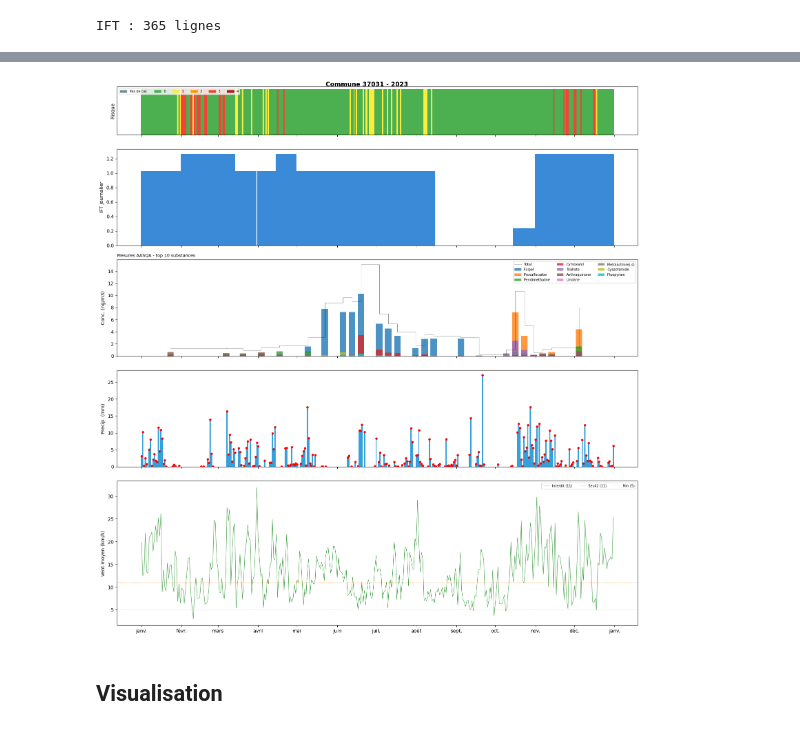
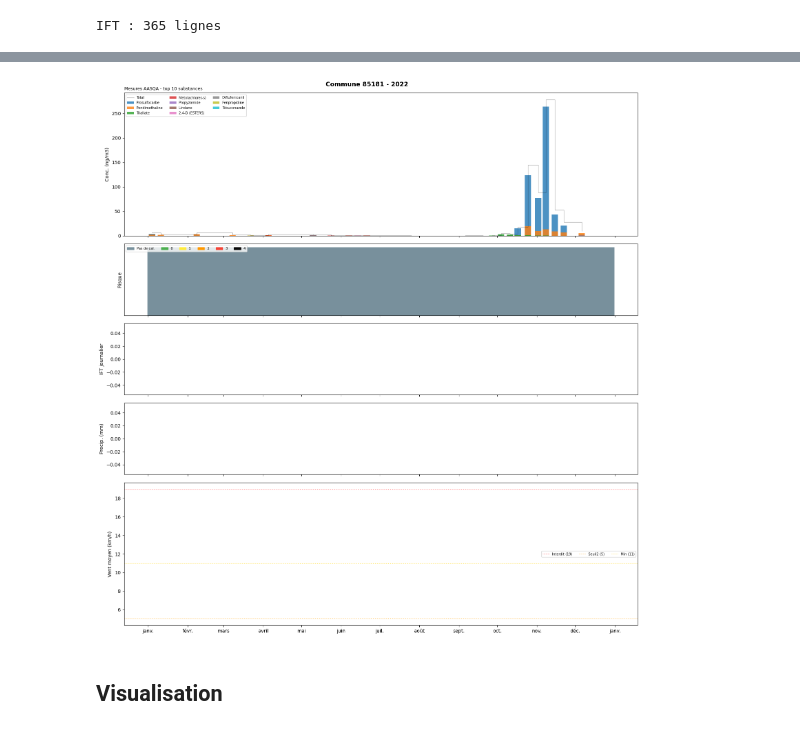
Before and after one commit to athebault/FNE_pestiexpo, a Jupyter notebook: notebooks/explore_risque_commune.ipynb, the cells around one changed output, grey strips where cells are left out. Cells and saved outputs as stored; diff of their text form; code cells hidden in the pictures.

```diff
--- a/notebooks/explore_risque_commune.ipynb
+++ b/notebooks/explore_risque_commune.ipynb
@@ -107,8 +120,8 @@ _raw['Fin prelevement']   = pd.to_datetime(_raw['Fin prelevement'])
 # %% [markdown]
 ## Paramètres
 # %%
-COMMUNE = '37031'
-ANNEE   = 2023
-REGION  = 'Centre-Val de Loire'
+COMMUNE = '85181'
+ANNEE   = 2022
+REGION  = 'Pays de la Loire'
 # %% [markdown]
 ## Affichage du registre parcellaire
@@ -314,5 +394,5 @@ else:
 # %%
-RISK_COLORS = {-1:'#78909C', 0:'#4CAF50', 1:'#FFEB3B', 2:'#FF9800', 3:'#F44336', 4:'#B71C1C'}
+RISK_COLORS = {-1:'#78909C', 0:'#4CAF50', 1:'#FFEB3B', 2:'#FF9800', 3:'#F44336', 4:"#080808"}
 
 def risque_color(val):
     if pd.isna(val): return RISK_COLORS[-1]
@@ -320,7 +400,7 @@ def risque_color(val):
 
 has_mesures = not mesures_det.empty
 n_panels    = 5 if has_mesures else 4
-heights     = [1, 2, 2, 2, 3] if has_mesures else [1, 2, 2, 2]
+heights     = [2, 1, 1, 1, 2] if has_mesures else [1, 1, 1, 2]
 
 fig, axes = plt.subplots(n_panels, 1, figsize=(16, 4 + 2.5 * n_panels),
                          sharex=True,
@@ -328,23 +408,23 @@ fig, axes = plt.subplots(n_panels, 1, figsize=(16, 4 + 2.5 * n_panels),
 fig.suptitle(f'Commune {COMMUNE} - {ANNEE}', fontsize=13, fontweight='bold')
 
 # Risque 0-4
-ax = axes[0]
+ax = axes[1 if has_mesures else 0]
 ax.bar(df_pd['date'], np.ones(len(df_pd)), color=[risque_color(v) for v in df_pd['risque_0_4']], width=1.0)
 ax.set_yticks([])
 ax.set_ylabel('Risque')
 patches = [mpatches.Patch(color=c, label=l) for c, l in
            [('#78909C','Pas de cal.'),('#4CAF50','0'),('#FFEB3B','1'),
-            ('#FF9800','2'),('#F44336','3'),('#B71C1C','4')]]
+            ('#FF9800','2'),('#F44336','3'),('#080808','4')]]
 ax.legend(handles=patches, loc='upper left', fontsize=7, ncol=6)
 
 # IFT journalier
-ax = axes[1]
+ax = axes[2 if has_mesures else 1]
 ax.bar(df_pd['date'], df_pd['ift_journalier_total'], color='#1976D2', width=1, alpha=0.85)
 ax.set_ylabel('IFT journalier')
 
 # Mesures (si disponibles)
 if has_mesures:
-    ax = axes[2]
+    ax = axes[0]
     top_subst = (
         mesures_det.groupby('Substance active')['Concentration (ng/m3)']
         .sum().sort_values(ascending=False).head(10).index.tolist()
@@ -361,35 +441,35 @@ if has_mesures:
     tot = mesures_det.groupby('Debut prelevement')['Concentration (ng/m3)'].sum().reset_index()
     ax.step(tot['Debut prelevement'], tot['Concentration (ng/m3)'],
             color='black', linewidth=0.8, alpha=0.4, where='post', label='Total')
     ax.set_ylabel('Conc. (ng/m3)')
     ax.set_title('Mesures AASQA - top 10 substances', fontsize=9, loc='left')
     ax.legend(fontsize=7, ncol=3)
 
 # Precipitations
 ax = axes[3 if has_mesures else 2]
 ax.bar(df_pd['date'], df_pd['precipitation_sum'], color='#0288D1', width=1, alpha=0.8)
 pluie = df_pd[df_pd['pluie_limitante'] == True]
 if not pluie.empty:
     ax.scatter(pluie['date'], pluie['precipitation_sum'], color='red', s=15, zorder=5)
 ax.set_ylabel('Precip. (mm)')
 
 # Vent moyen
 ax = axes[4 if has_mesures else 3]
 ax.plot(df_pd['date'], df_pd['wind_speed_10m_mean'], color='#43A047', linewidth=0.8)
 ax.axhline(VENT_MAX,               color='red',    linewidth=0.8, linestyle=':', label=f'Interdit ({VENT_MAX})')
-ax.axhline(VENT_DISPERSION_SEUIL2, color='orange', linewidth=0.8, linestyle=':', label=f'Seuil2 ({VENT_DISPERSION_SEUIL2})')
+ax.axhline(VENT_DISPERSION_MAX, color='orange', linewidth=0.8, linestyle=':', label=f'Seuil2 ({VENT_DISPERSION_MAX})')
 ax.axhline(VENT_DISPERSION_MIN,    color='gold',   linewidth=0.8, linestyle=':', label=f'Min ({VENT_DISPERSION_MIN})')
 ax.set_ylabel('Vent moyen (km/h)')
 ax.legend(fontsize=7, ncol=3)
 
 # Formatage axe x (une seule fois grace a sharex=True)
 axes[-1].xaxis.set_major_locator(mdates.MonthLocator())
 axes[-1].xaxis.set_major_formatter(mdates.DateFormatter('%b'))
 
 plt.tight_layout()
 plt.show()
 # %% [output]
-[figure, old version]
+[figure, new version]
 # %% [markdown]
 ## Visualisation
 # %%
```
Also changed, not shown: parts of 21 cells of this notebook, 56 other files.
